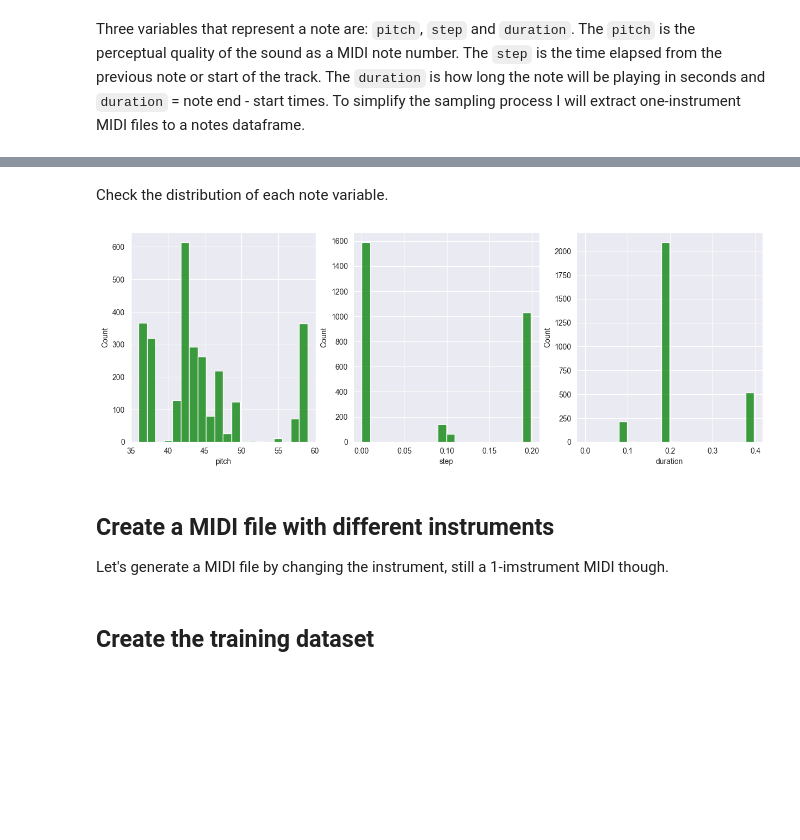
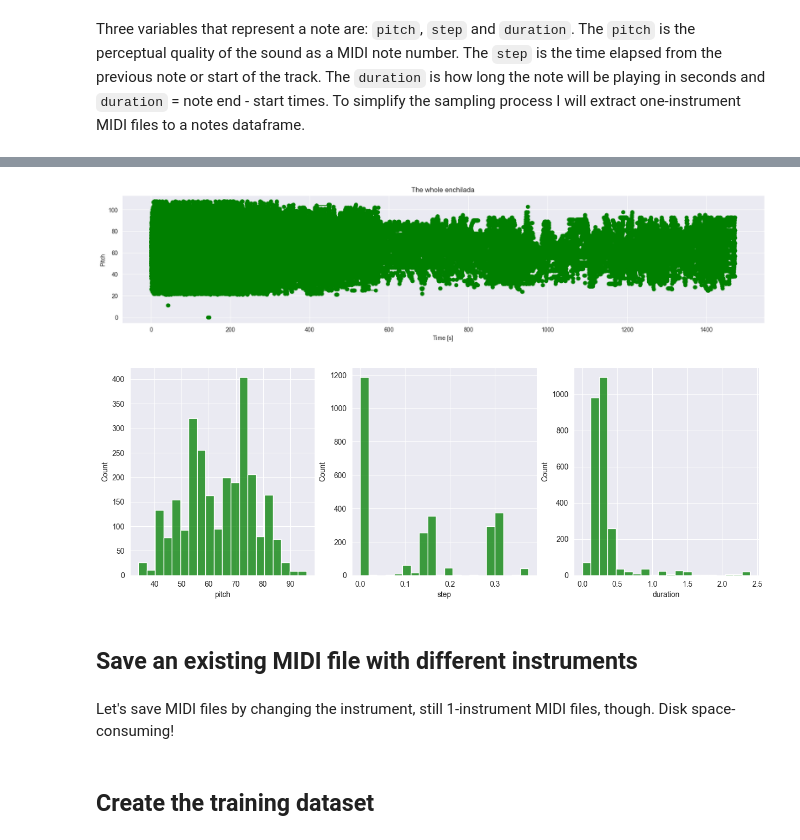
Before and after one commit to niko-todorov/CS770-DL, a Jupyter notebook: CS770-Final-NGT/src/CS770-DL-NGT-FinalProjectPhaseII.ipynb, the cells around one changed output, grey strips where cells are left out. Drawn from its saved outputs; the diff is of its cells as text; code cells hidden in the pictures; blank space fills up the shorter version.

Commit message:
saturday 7/22 check-in

```diff
--- a/CS770-Final-NGT/src/CS770-DL-NGT-FinalProjectPhaseII.ipynb
+++ b/CS770-Final-NGT/src/CS770-DL-NGT-FinalProjectPhaseII.ipynb
@@ -32,13 +51,16 @@ Number of all MIDI files: 364
 # %%
+data_dir = pathlib.Path('../data')
+filenames = glob.glob(str('**/*/*.mid*'),root_dir=data_dir)
+print('Number of all MIDI files:', len(filenames)) # 364
 # ok  = open('ok.txt', 'wt', encoding="utf-8")
 # bad = open('bad.txt', 'wt', encoding="utf-8")
 # good= open('good.csv', 'wt', encoding="utf-8")
 
-s=0
+s=-1
 for fn in filenames:
     s+=1
     rel_path = str(data_dir)+'\\'+fn
-    # print(f'{s:6d}, {fn}')
+    print(f'{s:6d}, {fn}')
     # try:
         # pm = pretty_midi.PrettyMIDI(rel_path)
 
@@ -65,8 +87,4 @@ print('Number of 1-instrument MIDI files:', s) # 1656 = 374 pop + 1282 maestro
 # good.close()
 # bad.close()
 # ok.close()
-
-faves = (218,220,229,230,269,270,271,331,333,334,335,336,342)
-for i in faves:
-	print(f'{i}\t{filenames[i]}')
 # %% [output]
@@ -115,7 +136,7 @@ def midi_to_notes(midi_file: str) -> pd.DataFrame:
 
     return pd.DataFrame({name: np.array(value) for name, value in notes.items()})
 # %%
-def plot_track(notes: pd.DataFrame, name: Optional[str] = None):
+def plot_track_notes(notes: pd.DataFrame, name: Optional[str] = None):
     if name:
         title = f'{name}'
     else:
@@ -128,14 +149,31 @@ def plot_track(notes: pd.DataFrame, name: Optional[str] = None):
     plt.xlabel('Time [s]')
     plt.ylabel('Pitch')
     _ = plt.title(title)
+# %%
+def plot_track_notes_distro(notes: pd.DataFrame, drop_percentile=2.5, title=''):
+    plt.figure(figsize=[15, 5])
+    plt.subplot(1, 3, 1)
+    sns.histplot(notes, x="pitch", bins=20, color='green')
+
+    plt.subplot(1, 3, 2)
+    plt.title(title)
+    max_step = np.percentile(notes['step'], 100 - drop_percentile)
+    sns.histplot(notes, x="step", bins=np.linspace(0, max_step, 21), color='green')
+
+    plt.subplot(1, 3, 3)
+    max_duration = np.percentile(notes['duration'], 100 - drop_percentile)
+    sns.histplot(notes, x="duration", bins=np.linspace(0, max_duration, 21), color='green')
 # %%
 all_notes = []
 for i in faves:
-    print(filenames[i])
+    fn=pathlib.Path(filenames[i])
+    f=fn.relative_to(fn.parents[1])
     file = str(data_dir)+'\\'+filenames[i]
     notes = midi_to_notes(file)
-    plot_track(notes, filenames[i])
+    # print(f'{i}   {f}')
+    # plot_track_notes(notes, f)
+    # plot_track_notes_distro(notes,DROP_PCT, f'{i}   {f}')
     all_notes.append(notes)
 all_notes = pd.concat(all_notes)
-print(f'{len(all_notes)} number of notes parsed from {len(faves)} tracks.')
+print(f'{len(all_notes)} number of notes parsed from the {len(faves)} tracks.')
 # %% [output]
@@ -175,2 +182,0 @@ plot_track(all_notes)
-# %% [markdown]
-Check the distribution of each note variable.
@@ -190,8 +183,6 @@ def plot_distributions(notes: pd.DataFrame, drop_percentile=2.5):
-# %%
-plot_distributions(notes)
-# %% [output]
-[figure, removed]
-# %% [markdown]
-## Create a MIDI file with different instruments
-
-Let's generate a MIDI file by changing the instrument, still a 1-imstrument MIDI though.
+# %%
+plot_track_notes(all_notes)
+plot_track_notes_distro(notes)
+# %% [output]
+[figure, added]
+[figure, added]
@@ -198 +191,3 @@ Let's generate a MIDI file by changing the instrument, still a 1-imstrument MIDI
+# %% [markdown]
+## Save an existing MIDI file with different instruments
 # %%
@@ -232,0 +221,2 @@ def notes_to_midi(
+# %% [markdown]
+Let's save MIDI files by changing the instrument, still 1-instrument MIDI files, though. Disk space-consuming!
```
Also changed, not shown: parts of 44 cells of this notebook, 3 other files.
